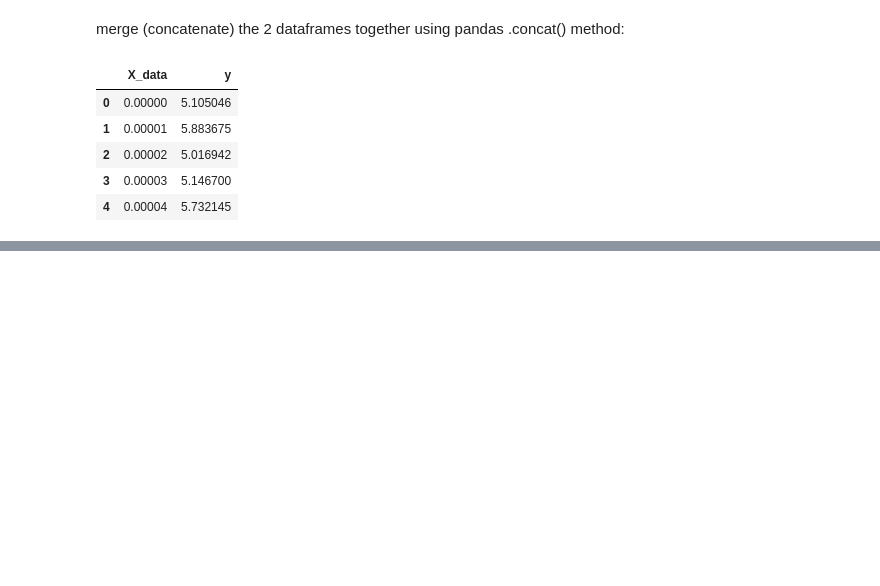
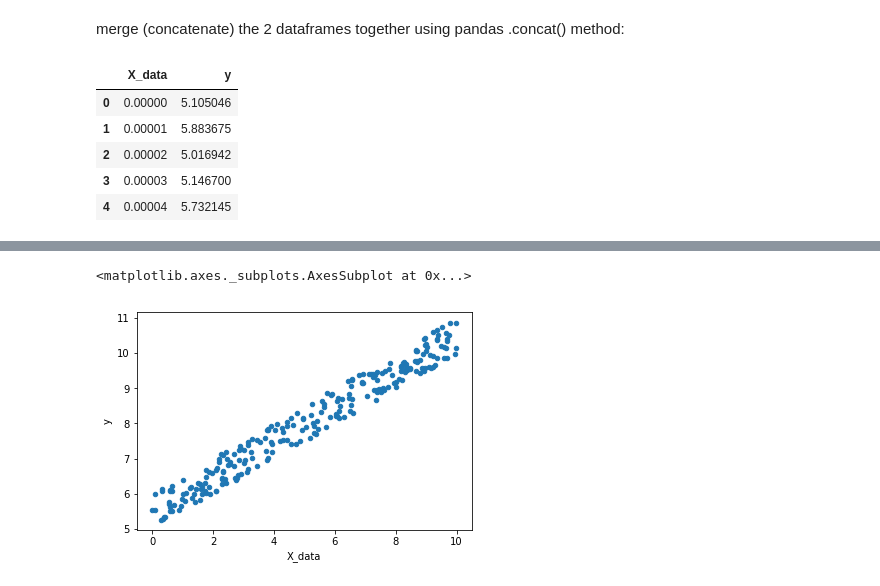
Before and after one commit to IndigenousEngineering/tensorflow-tastic, a Jupyter notebook: better_tensorflow_regression.ipynb, the cells around one changed output, grey strips where cells are left out. Drawn from its saved outputs; the diff is of its cells as text; code cells hidden in the pictures; blank space fills up the shorter version.

Commit message:
sampling data, scatterplots

```diff
--- a/better_tensorflow_regression.ipynb
+++ b/better_tensorflow_regression.ipynb
@@ -101,0 +106,7 @@ df.head()
+# %%
+# grab a sample
+# this one has 500 points
+
+df_sample = df.sample(n=250)
+
+df_sample.head()
@@ -101,0 +120,8 @@ df.head()
+# %%
+# now plot from the sample
+# note: scatterplots require args for x and y
+
+df_sample.plot(kind='scatter', x='X_data', y='y')
+# %% [output]
+<matplotlib.axes._subplots.AxesSubplot at 0x...>
+[figure, added]
```
Also changed, not shown: parts of 4 cells of this notebook.
